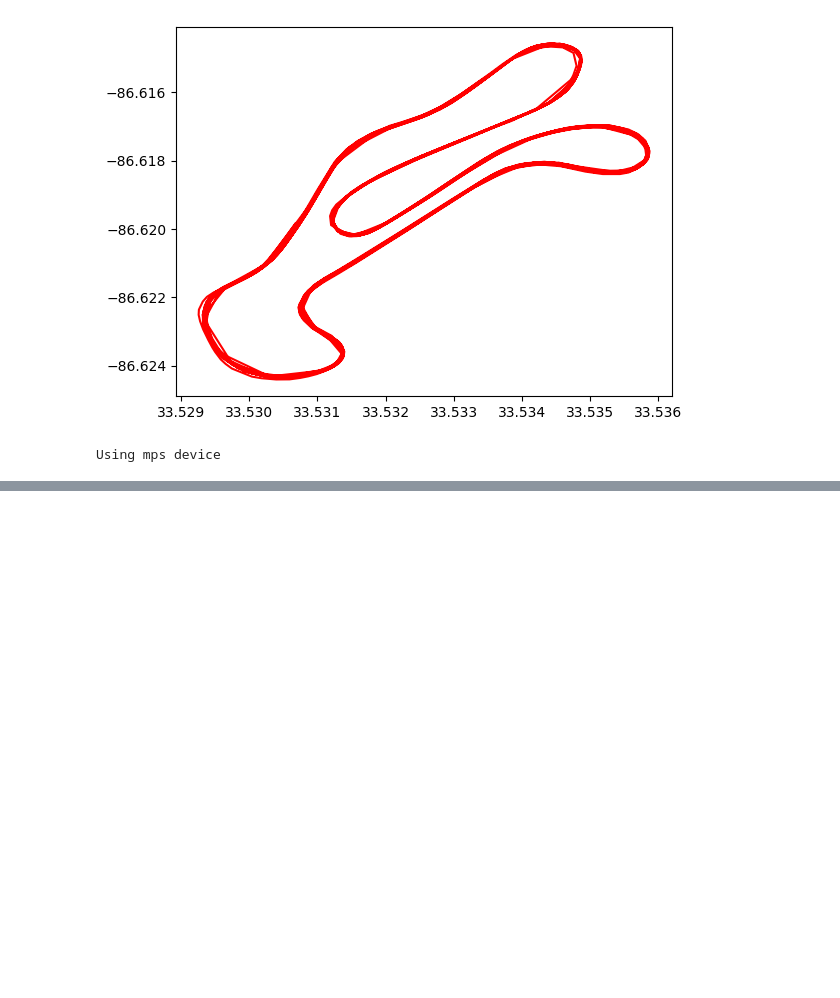
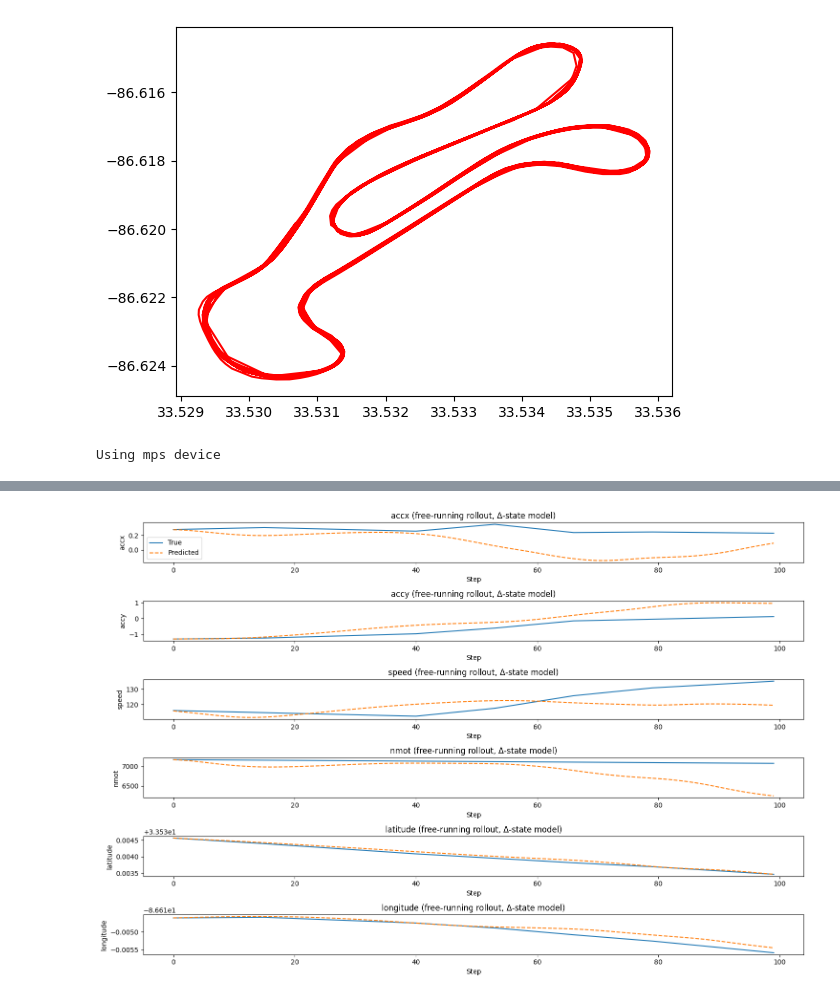
Before and after one commit to UBC-Solar/hack_the_track, a Jupyter notebook: backend/telemetry/test_car_13.ipynb, the cells around one changed output, grey strips where cells are left out. Drawn from its saved outputs; the diff is of its cells as text; code cells hidden in the pictures; blank space fills up the shorter version.

```diff
--- a/backend/telemetry/test_car_13.ipynb
+++ b/backend/telemetry/test_car_13.ipynb
@@ -299,0 +363,98 @@ plt.show()
+# %%
+import numpy as np
+import torch
+import matplotlib.pyplot as plt
+
+model.eval()
+
+# --- basic config ---
+seq_len    = test_dataset.seq_len
+state_dim  = len(state)
+state_names = state                      # ['accx', 'accy', ...]
+num_states = state_dim
+horizon    = 100                         # how many steps to roll
+
+# underlying standardized tensors from the dataset
+states   = test_dataset.states    # [N, state_dim], already standardized
+controls = test_dataset.controls  # [N, ctrl_dim], already standardized
+N = states.size(0)
+
+# don't run past the end of the dataset
+max_horizon = N - seq_len
+horizon = min(horizon, max_horizon)
+print(f"Free-running rollout horizon: {horizon} steps")
+
+# --- 1. initialise window with TRUE data (teacher-forced for the initial seq_len) ---
+current_states   = states[:seq_len].clone().cpu()     # [seq_len, state_dim]
+current_controls = controls[:seq_len].clone().cpu()   # [seq_len, ctrl_dim]
+
+pred_states_list = []
+
+with torch.no_grad():
+    for step in range(horizon):
+        # build input window: [seq_len, state_dim + ctrl_dim]
+        x_seq = torch.cat([current_states, current_controls], dim=1)     # [seq_len, in_features]
+        x_input = x_seq.unsqueeze(0).to(device)                          # [1, seq_len, in_features]
+
+        # last standardized state in the window (time t)
+        last_state = x_input[:, -1, :state_dim]                          # [1, state_dim]
+
+        # model predicts **delta state** in standardized space
+        scaled_delta = model(x_input)
+        delta = scaled_delta / scale
+        y_hat = last_state + delta
+        y_hat_cpu = y_hat.squeeze(0).cpu()                               # [state_dim]
+
+        pred_states_list.append(y_hat_cpu)
+
+        # roll state window forward: drop oldest, append predicted state
+        current_states = torch.cat(
+            [current_states[1:], y_hat_cpu.unsqueeze(0)],
+            dim=0
+        )
+
+        # controls are known/true: take the next one from the dataset
+        next_ctrl = controls[seq_len + step].cpu().unsqueeze(0)          # [1, ctrl_dim]
+        current_controls = torch.cat(
+            [current_controls[1:], next_ctrl],
+            dim=0
+        )
+
+# stack predictions (standardized)
+pred_seq_std = torch.stack(pred_states_list, dim=0).numpy()              # [horizon, state_dim]
+
+# corresponding TRUE states (standardized): those after the initial window
+true_seq_std = states[seq_len:seq_len + horizon].cpu().numpy()           # [horizon, state_dim]
+
+# --- 2. inverse-transform back to original physical units ---
+cols_to_scale = state + control
+num_state = len(state)
+num_all   = len(cols_to_scale)
+
+true_full = np.zeros((horizon, num_all))
+pred_full = np.zeros((horizon, num_all))
+
+true_full[:, :num_state] = true_seq_std
+pred_full[:, :num_state] = pred_seq_std
+
+true_full_unscaled = scaler.inverse_transform(true_full)
+pred_full_unscaled = scaler.inverse_transform(pred_full)
+
+true_seq_plot = true_full_unscaled[:, :num_state]
+pred_seq_plot = pred_full_unscaled[:, :num_state]
+
+# --- 3. plotting ---
+plt.figure(figsize=(15, 10))
+for i, name in enumerate(state_names):
+    plt.subplot(num_states, 1, i + 1)
+    plt.plot(true_seq_plot[:, i], label='True')
+    plt.plot(pred_seq_plot[:, i], label='Predicted', linestyle='--')
+    plt.title(f"{name} (free-running rollout, Δ-state model)")
+    plt.xlabel("Step")
+    plt.ylabel(name)
+    if i == 0:
+        plt.legend(loc="best")
+
+plt.tight_layout()
+plt.show()
+# %% [output]
@@ -299,0 +462 @@ plt.show()
+[figure, added]
```
Also changed, not shown: parts of 20 cells of this notebook.
